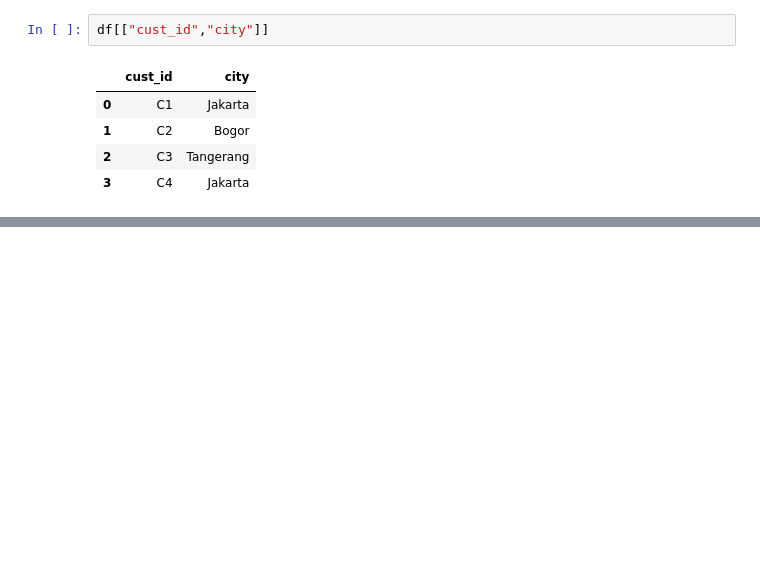
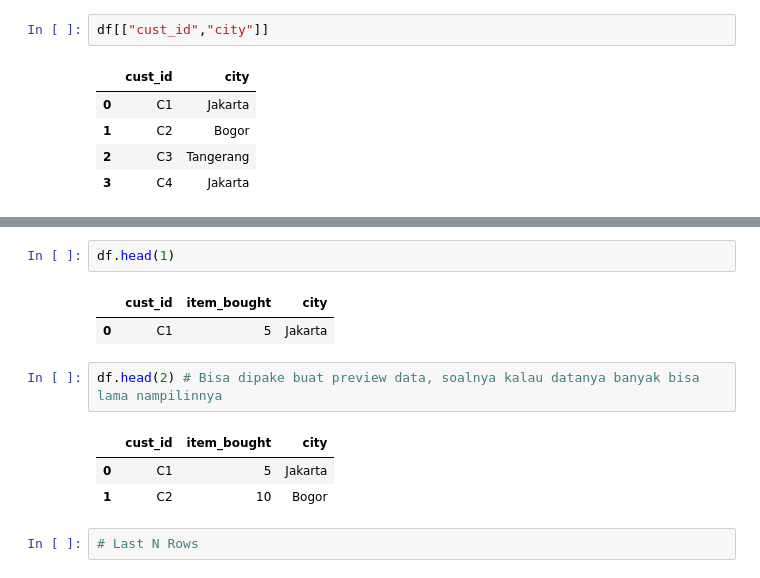
Before and after one commit to zanafiii/data-science-a-z, a Jupyter notebook: Part3_Working with Pandas & DataFrame.ipynb, the cells around one changed output, grey strips where cells are left out. Cells and saved outputs as stored; diff of their text form; blank space fills up the shorter version.

```diff
--- a/Part3_Working with Pandas & DataFrame.ipynb
+++ b/Part3_Working with Pandas & DataFrame.ipynb
@@ -235,0 +260,13 @@ df[["cust_id","city"]]
+# %%
+df.head(1)
+# %% [output]
+|  | cust_id | item_bought | city |
+| 0 | C1 | 5 | Jakarta |
+# %%
+df.head(2) # Bisa dipake buat preview data, soalnya kalau datanya banyak bisa lama nampilinnya
+# %% [output]
+|  | cust_id | item_bought | city |
+| 0 | C1 | 5 | Jakarta |
+| 1 | C2 | 10 | Bogor |
+# %%
+# Last N Rows
```
Also changed, not shown: parts of 10 cells of this notebook.
